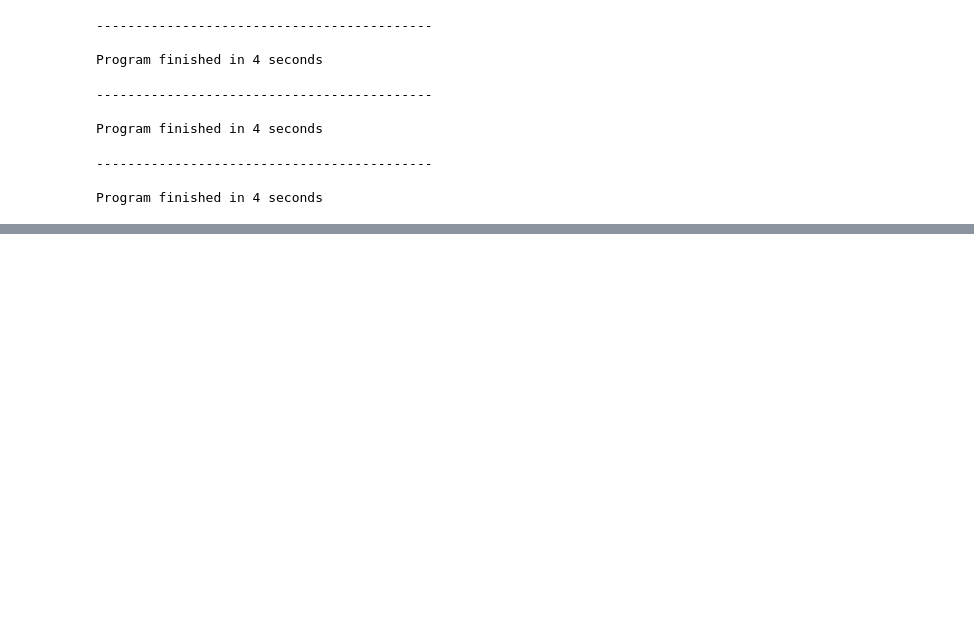
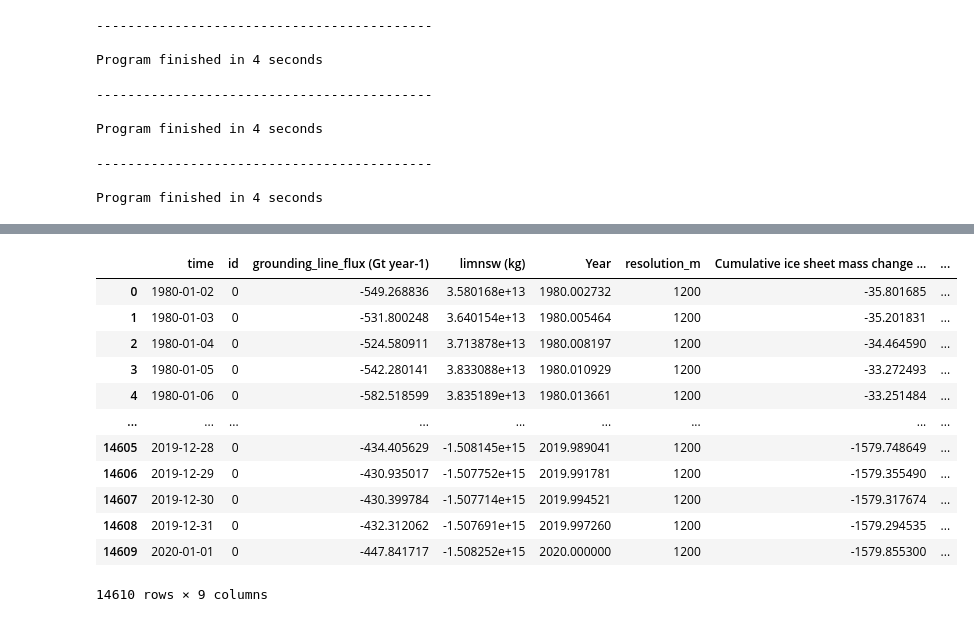
Before and after one commit to pism/pism-ragis, a Jupyter notebook: notebooks/create_test_data.ipynb, the cells around one changed output, grey strips where cells are left out. Cells and saved outputs as stored; diff of their text form; code cells hidden in the pictures; blank space fills up the shorter version.

```diff
--- a/notebooks/create_test_data.ipynb
+++ b/notebooks/create_test_data.ipynb
@@ -642,9 +156,0 @@ import re
-# %%
-
-ds = xr.open_mfdataset(
-    "tests/data/ts_gris_g1200m_v2023_RAGIS_id_*.nc",
-    combine="nested",
-    concat_dim="id",
-    parallel=True,
-    preprocess=preprocess
-    )
@@ -683,21 +156,0 @@ X_df.mean()
-# %%
-    ds = xr.open_mfdataset(
-        "tests/data/ts_gris_g1200m_v2023_RAGIS_id_*.nc",
-        combine="nested",
-        concat_dim="id",
-        preprocess=nc_add_id,
-        parallel=True,
-    )
-    ens = (
-        ds.sel(time=slice("1980-01-01", "1982-01-01"))[ens_vars_dict.keys()]
-        .resample(time="1YS")
-        .mean()
-    )
-    X_xr_df = (
-        ens.to_dataframe()
-        .rename(columns=ens_vars_dict)
-        .reset_index()
-        .dropna()
-        .sort_values(by=["time", "id"])
-        .reset_index(drop=True)
-    )
@@ -762,0 +312,18 @@ cd ..
+# %%
+    df = ncfile2dataframe(infile, add_vars=True, norm_year=1992.0)
+# %%
+df
+# %% [output]
+|  | time | id | grounding_line_flux (Gt year-1) | limnsw (kg) | Year | resolution_m | Cumulative ice sheet mass change ... | ... |
+| 0 | 1980-01-02 | 0 | -549.268836 | 3.580168e+13 | 1980.002732 | 1200 | -35.801685 | ... |
+| 1 | 1980-01-03 | 0 | -531.800248 | 3.640154e+13 | 1980.005464 | 1200 | -35.201831 | ... |
+| 2 | 1980-01-04 | 0 | -524.580911 | 3.713878e+13 | 1980.008197 | 1200 | -34.464590 | ... |
+| 3 | 1980-01-05 | 0 | -542.280141 | 3.833088e+13 | 1980.010929 | 1200 | -33.272493 | ... |
+| 4 | 1980-01-06 | 0 | -582.518599 | 3.835189e+13 | 1980.013661 | 1200 | -33.251484 | ... |
+| ... | ... | ... | ... | ... | ... | ... | ... | ... |
+| 14605 | 2019-12-28 | 0 | -434.405629 | -1.508145e+15 | 2019.989041 | 1200 | -1579.748649 | ... |
+| 14606 | 2019-12-29 | 0 | -430.935017 | -1.507752e+15 | 2019.991781 | 1200 | -1579.355490 | ... |
+| 14607 | 2019-12-30 | 0 | -430.399784 | -1.507714e+15 | 2019.994521 | 1200 | -1579.317674 | ... |
+| 14608 | 2019-12-31 | 0 | -432.312062 | -1.507691e+15 | 2019.997260 | 1200 | -1579.294535 | ... |
+| 14609 | 2020-01-01 | 0 | -447.841717 | -1.508252e+15 | 2020.000000 | 1200 | -1579.855300 | ... |
+14610 rows × 9 columns
```
Also changed, not shown: parts of 98 cells of this notebook, 19 other files.
